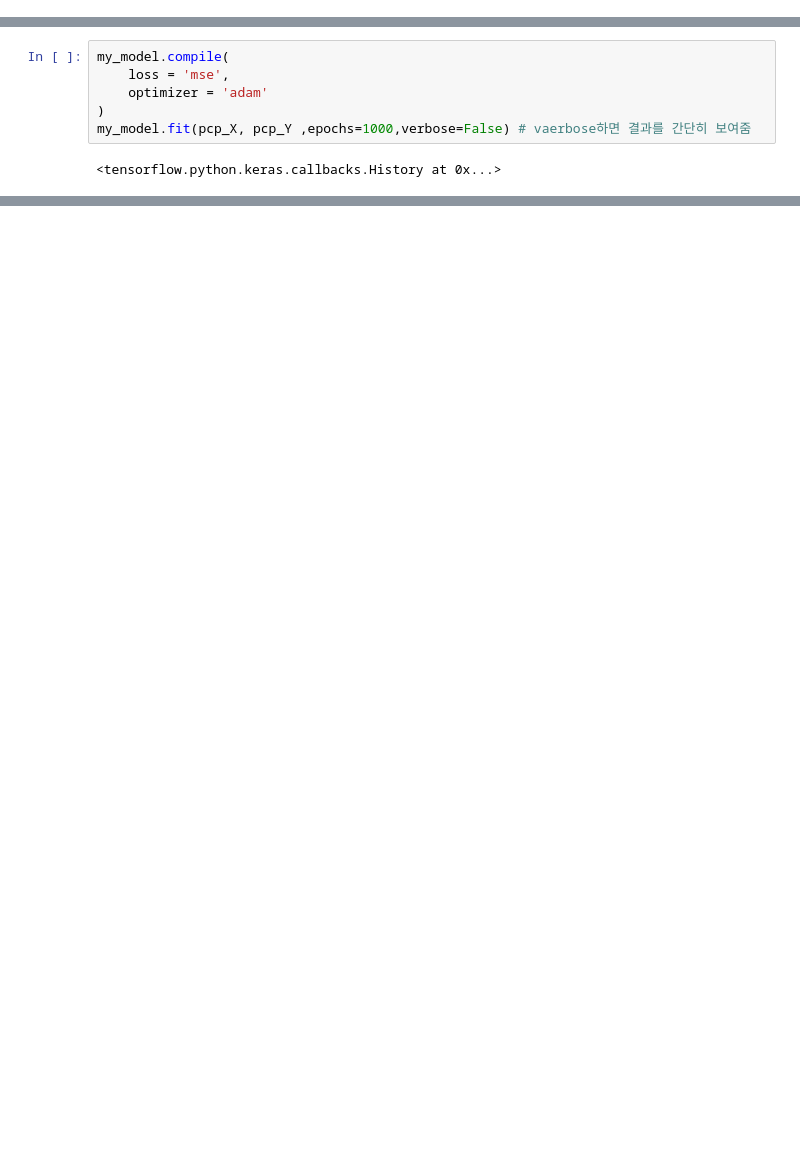
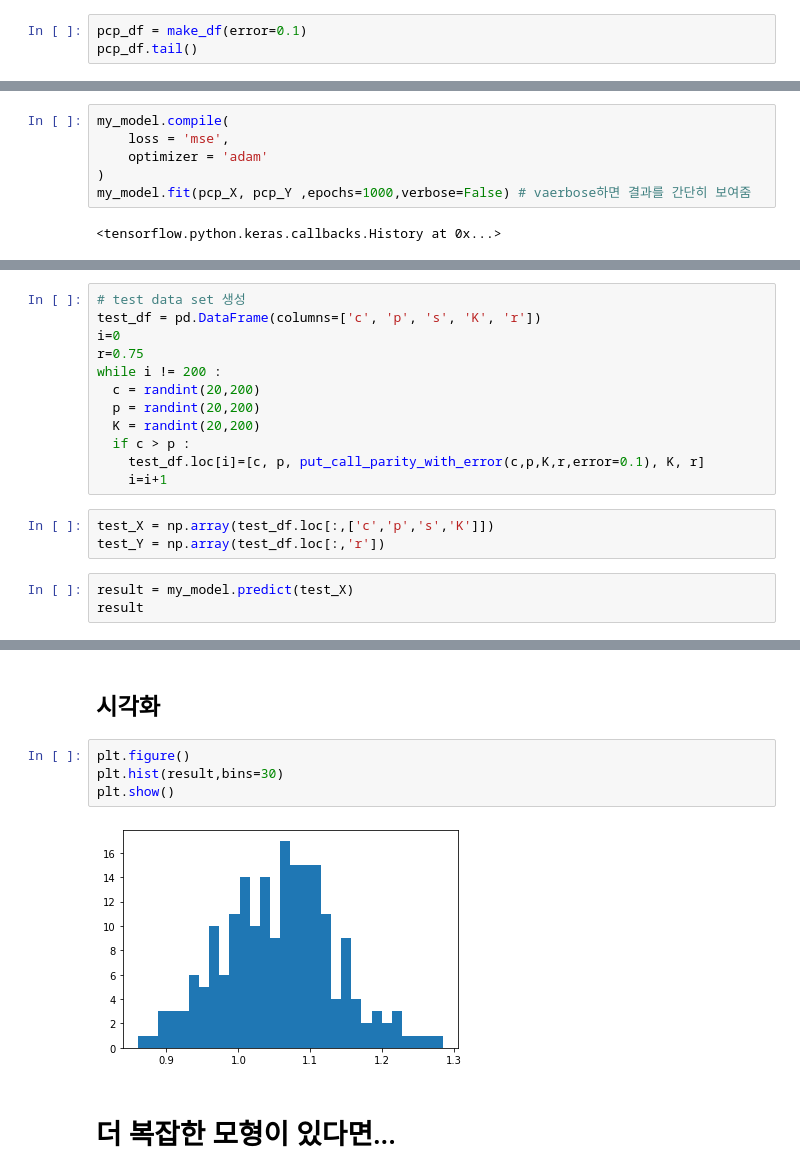
Before and after one commit to leechungpa/financial-engineering-intro, a Jupyter notebook: final_report.ipynb, the cells around one changed output, grey strips where cells are left out. Saved outputs shown, nothing was run; the diff lists cells and outputs as text; blank space fills up the shorter version.

```diff
--- a/final_report.ipynb
+++ b/final_report.ipynb
@@ -55,0 +46,3 @@ pcp_df.tail()
+# %%
+pcp_df = make_df(error=0.1)
+pcp_df.tail()
@@ -103,0 +106,18 @@ array([[0.95839506]], dtype=float32)
+# %%
+# test data set 생성
+test_df = pd.DataFrame(columns=['c', 'p', 's', 'K', 'r'])
+i=0
+r=0.75
+while i != 200 :
+  c = randint(20,200)
+  p = randint(20,200)
+  K = randint(20,200)
+  if c > p :
+    test_df.loc[i]=[c, p, put_call_parity_with_error(c,p,K,r,error=0.1), K, r]
+    i=i+1
+# %%
+test_X = np.array(test_df.loc[:,['c','p','s','K']])
+test_Y = np.array(test_df.loc[:,'r'])
+# %%
+result = my_model.predict(test_X)
+result
@@ -103,0 +142,10 @@ array([[0.95839506]], dtype=float32)
+# %% [markdown]
+## 시각화
+# %%
+plt.figure()
+plt.hist(result,bins=30)
+plt.show()
+# %% [output]
+[figure, added]
+# %% [markdown]
+# 더 복잡한 모형이 있다면...
```
Also changed, not shown: parts of 15 cells of this notebook.
